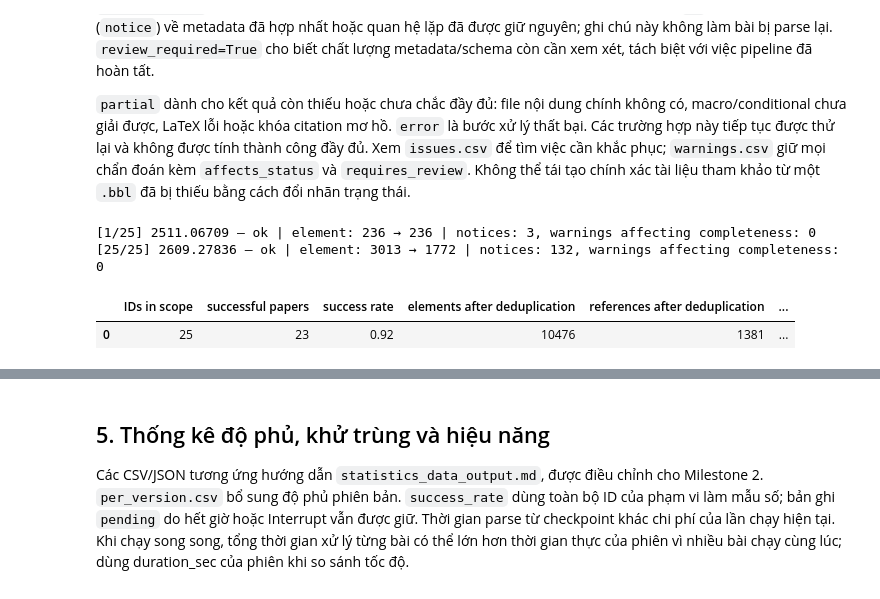
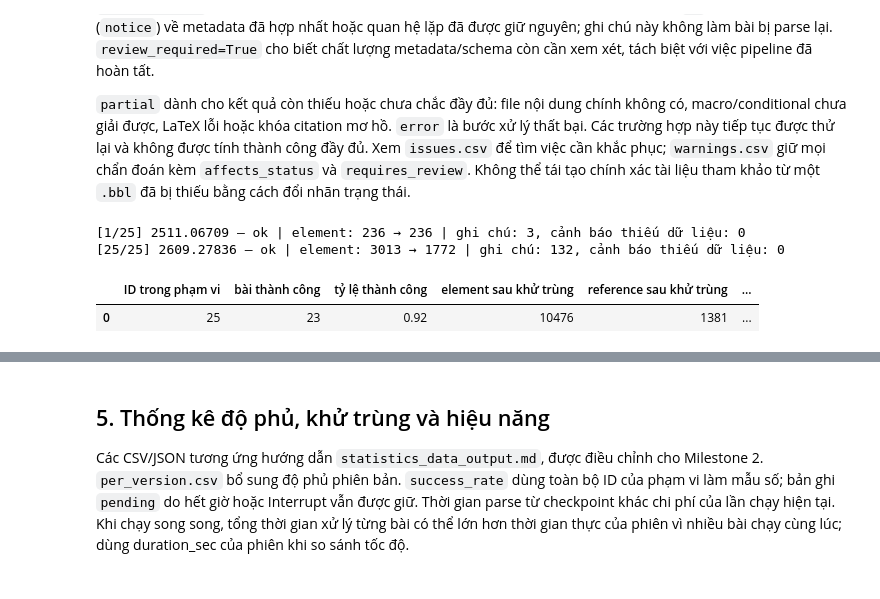
Before and after one commit to DuyNhat1705/Intro2DS-Group3-Source, a Jupyter notebook: src/parser.ipynb, the cells around one changed output, grey strips where cells are left out. Drawn from its saved outputs; the diff is of its cells as text; code cells hidden in the pictures.

```diff
--- a/src/parser.ipynb
+++ b/src/parser.ipynb
@@ -19,11 +19,11 @@ RANGES = {
     4: ("2608", 4007, 9006),
     5: ("2511", 6709, 11708),
 }
-RUN_RANGES = "all"          # [3], [1, 2], "all" hoặc "local" (tìm bài từ directory/state)
-SAMPLE_N = 5             # số ID đầu mỗi range; None = toàn bộ; local: giới hạn tổng số bài
+RUN_RANGES = "local"          # [3], [1, 2], "all" hoặc "local" (tìm bài từ thư mục/state)
+SAMPLE_N = None             # số ID đầu mỗi range; None = toàn bộ; local: giới hạn tổng số bài
 WORKER = None             # None: tự đặt theo range; dùng tên khác nhau nếu chạy đồng thời
 
-REPO_DIR = None           # local: tự tìm repo từ directory hiện tại; hoặc đường dẫn tuyệt đối
+REPO_DIR = None           # local: tự tìm repo từ thư mục hiện tại; hoặc đường dẫn tuyệt đối
 REPO_URL = "https://github.com/DuyNhat1705/Intro2DS-Group3-Source.git"
 BRANCH = "main"           # Colab clone nhánh đã có các module parser
 INSTALL_DEPENDENCIES = None  # None: tự cài trên Colab, chỉ kiểm tra trên local
@@ -47,7 +47,7 @@ RAM_WAIT_TIMEOUT_SEC = 60   # hết thời gian chờ RAM thì lưu phần đã
 MAX_RUN_HOURS = 11.0        # kiểm tra giữa các bài; None = không giới hạn
 MONITOR_EVERY_SEC = 1.0
 DISK_EVERY_PAPERS = 100
-REPORT_ALL_WORKERS = False  # ghép số liệu các worker sau khi đã gom output về cùng directory
+REPORT_ALL_WORKERS = False  # ghép số liệu các worker sau khi đã gom output về cùng thư mục
 # %% [markdown]
 ## 1. Cách chạy trên local và Google Colab
 
@@ -160,7 +160,7 @@ Range giữ nguyên định nghĩa trong `scraper.ipynb`. Mẫu thử chỉ thay
 Danh sách phiên bản lấy từ metadata, state Milestone 1 và thư mục thực tế. Phiên bản đã xác nhận `no_tex` được ghi `empty`; thiếu thư mục không có bằng chứng không được tự coi là rỗng. ID chưa có bất kỳ thông tin phiên bản dùng bản ghi v1 để biểu diễn thiếu đầu vào, không phải bằng chứng bài có một phiên bản. Lỗi metadata, nguồn thiếu và bibliography mơ hồ được giữ trong kết quả kiểm tra/trạng thái.
 # %%
 if SAMPLE_N is not None and (type(SAMPLE_N) is not int or SAMPLE_N <= 0):
-    raise ValueError("SAMPLE_N must be a positive integer or None.")
+    raise ValueError("SAMPLE_N phải là số nguyên dương hoặc None.")
 if RUN_RANGES == "local":
     selected_ranges = []
     jobs = discover_publications(DATA_DIR, source_state_paths=SOURCE_STATE_PATHS)
@@ -169,14 +169,14 @@ if RUN_RANGES == "local":
 else:
     selected_ranges = sorted(RANGES) if RUN_RANGES == "all" else list(RUN_RANGES)
     if not selected_ranges or len(set(selected_ranges)) != len(selected_ranges) or any(r not in RANGES for r in selected_ranges):
-        raise ValueError("RUN_RANGES must be a list of valid ranges, 'all', or 'local'.")
+        raise ValueError("RUN_RANGES phải là danh sách range hợp lệ, 'all' hoặc 'local'.")
     targets = []
     for r in selected_ranges:
         month, first, last = RANGES[r]
         end = last + 1 if SAMPLE_N is None else min(last + 1, first + SAMPLE_N)
         targets.extend(f"{month}.{number:05d}" for number in range(first, end))
     if len(targets) != len(set(targets)):
-        raise ValueError("Range definitions overlap.")
+        raise ValueError("Định nghĩa các range đang chồng lấn.")
     jobs = discover_publications(DATA_DIR, target_ids=targets, source_state_paths=SOURCE_STATE_PATHS)
 
 def range_label(arxiv_id):
@@ -188,9 +188,9 @@ def range_label(arxiv_id):
 for job in jobs:
     job["range"] = range_label(job["arxiv_id"])
 WORKER_NAME = WORKER or ("local" if RUN_RANGES == "local" else "+".join(f"R{r}" for r in selected_ranges))
-print(f"Worker: {WORKER_NAME} | {len(jobs):,} ID | {sum(len(j['version_dirs']) for j in jobs):,} expected versions")
-preview = [{"arxiv_id": j["arxiv_id"], "range": j["range"], "version count": len(j["version_dirs"]),
-            "directory": str(j.get("paper_dir") or "unavailable"), "discovery errors": "; ".join(j.get("discovery_errors", []))}
+print(f"Worker: {WORKER_NAME} | {len(jobs):,} ID | {sum(len(j['version_dirs']) for j in jobs):,} phiên bản dự kiến")
+preview = [{"arxiv_id": j["arxiv_id"], "range": j["range"], "số phiên bản": len(j["version_dirs"]),
+            "thư mục": str(j.get("paper_dir") or "chưa có"), "lỗi phát hiện": "; ".join(j.get("discovery_errors", []))}
            for j in jobs[:20]]
 display(pd.DataFrame(preview))
 # %% [output]
@@ -263,43 +263,43 @@ Hết `MAX_RUN_HOURS` thì không cấp bài mới, nhưng chờ các bài đã
 # %%
 def show_progress(done, total, stats):
     if done == 1 or done % 25 == 0 or done == total:
         print(f"[{done:,}/{total:,}] {stats['arxiv_id']} — {stats['status']} | "
               f"element: {stats.get('elements_before', 0)} → {stats.get('elements_after', 0)} | "
-              f"notices: {stats.get('notice_count', 0)}, warnings affecting completeness: {stats.get('blocking_warning_count', 0)}")
+              f"ghi chú: {stats.get('notice_count', 0)}, cảnh báo thiếu dữ liệu: {stats.get('blocking_warning_count', 0)}")
         if stats['status'] not in {'ok', 'empty'}:
-            print("  Reason:", stats.get('message', '')[:700])
+            print("  Lý do:", stats.get('message', '')[:700])
 
 if RUN_PIPELINE:
     result = run_parser(jobs, OUTPUT_DIR, worker=WORKER_NAME, ranges=RANGES,
         enrich=ENABLE_ENRICHMENT, fuzzy_threshold=FUZZY_THRESHOLD, resume=RESUME,
         max_run_hours=MAX_RUN_HOURS, monitor_interval=MONITOR_EVERY_SEC,
         disk_every=DISK_EVERY_PAPERS, progress=show_progress,
         num_workers=NUM_WORKERS, max_workers=MAX_WORKERS, adaptive_ram=ADAPTIVE_RAM,
         reserve_ram_gb=RESERVE_RAM_GB, ram_per_worker_gb=RAM_PER_WORKER_GB,
         ram_wait_timeout_sec=RAM_WAIT_TIMEOUT_SEC)
     summary = result["summary"]
 else:
     summary_path = OUTPUT_DIR / "report_exports" / WORKER_NAME / "summary_stats.json"
     if not summary_path.exists():
-        raise FileNotFoundError("No reports available. Set RUN_PIPELINE=True for the initial run.")
+        raise FileNotFoundError("Chưa có báo cáo. Đặt RUN_PIPELINE=True để chạy lần đầu.")
     summary = json.loads(summary_path.read_text(encoding="utf-8"))
 
 REPORTS_DIR = OUTPUT_DIR / "report_exports" / WORKER_NAME
 TABLES_DIR = OUTPUT_DIR / "tables" / WORKER_NAME
 display(pd.DataFrame([{
-    "IDs in scope": summary["target_ids"], "successful papers": summary["papers_success"],
-    "success rate": summary["success_rate"], "elements after deduplication": summary["elements_after"],
-    "references after deduplication": summary["bibtex_after"], "stop reason": summary["run"]["stop_reason"],
-    "run duration (seconds)": summary["run"]["duration_sec"],
-    "peak RSS (MiB)": summary["run"]["peak_rss_bytes"] / 2**20,
-    "Parquet tables (MiB)": summary["table_bytes"] / 2**20,
+    "ID trong phạm vi": summary["target_ids"], "bài thành công": summary["papers_success"],
+    "tỷ lệ thành công": summary["success_rate"], "element sau khử trùng": summary["elements_after"],
+    "reference sau khử trùng": summary["bibtex_after"], "dừng do": summary["run"]["stop_reason"],
+    "thời gian phiên (giây)": summary["run"]["duration_sec"],
+    "RAM RSS đỉnh (MiB)": summary["run"]["peak_rss_bytes"] / 2**20,
+    "bảng Parquet (MiB)": summary["table_bytes"] / 2**20,
 }]))
 if summary["run"].get("parallel"):
-    print("CPU/RAM scheduling:", summary["run"]["parallel"])
+    print("Điều phối CPU/RAM:", summary["run"]["parallel"])
 if summary["run"]["stop_reason"] == "error":
-    print("Run error:", summary["run"].get("error"), "— check parser.log before using the tables.")
+    print("Phiên có lỗi:", summary["run"].get("error"), "— xem parser.log trước khi dùng bảng.")
 # %% [output]
-[1/25] 2511.06709 — ok | element: 236 → 236 | notices: 3, warnings affecting completeness: 0
-[25/25] 2609.27836 — ok | element: 3013 → 1772 | notices: 132, warnings affecting completeness: 0
+[1/25] 2511.06709 — ok | element: 236 → 236 | ghi chú: 3, cảnh báo thiếu dữ liệu: 0
+[25/25] 2609.27836 — ok | element: 3013 → 1772 | ghi chú: 132, cảnh báo thiếu dữ liệu: 0
-|  | IDs in scope | successful papers | success rate | elements after deduplication | references after deduplication | ... |
+|  | ID trong phạm vi | bài thành công | tỷ lệ thành công | element sau khử trùng | reference sau khử trùng | ... |
 | 0 | 25 | 23 | 0.92 | 10476 | 1381 | ... |
```
Also changed, not shown: parts of 11 cells of this notebook, 1 other file.
